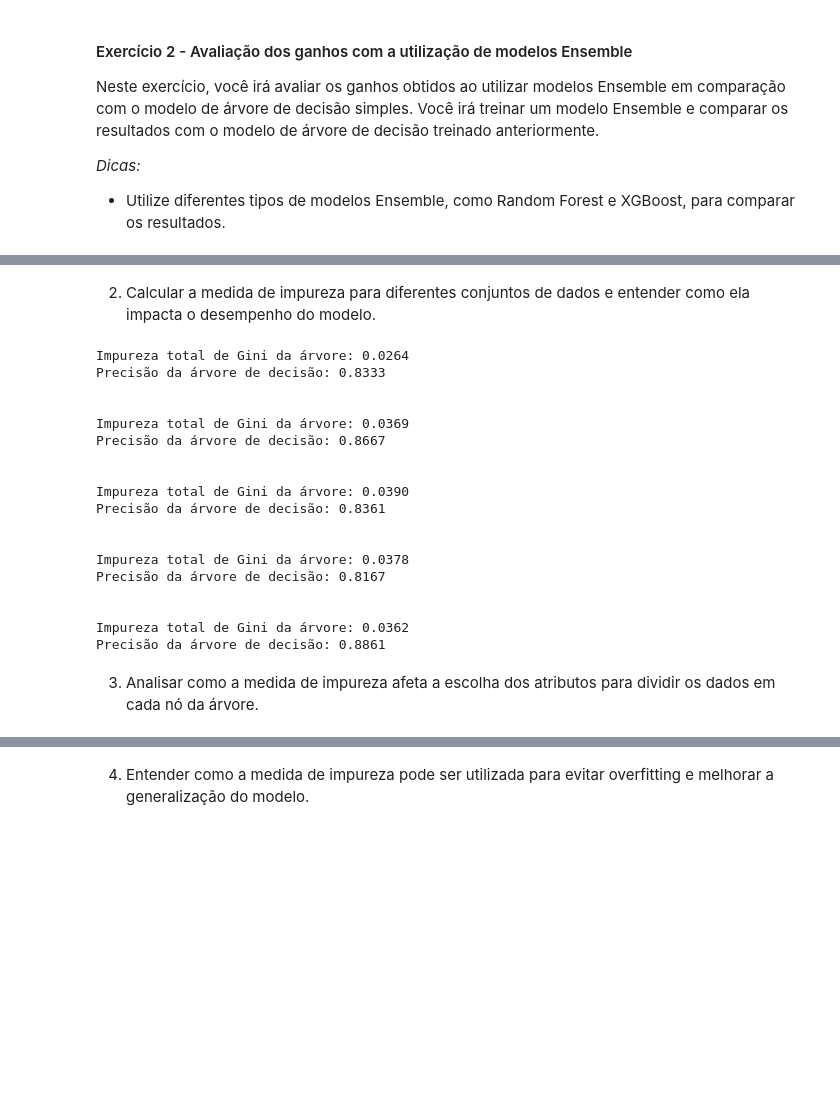
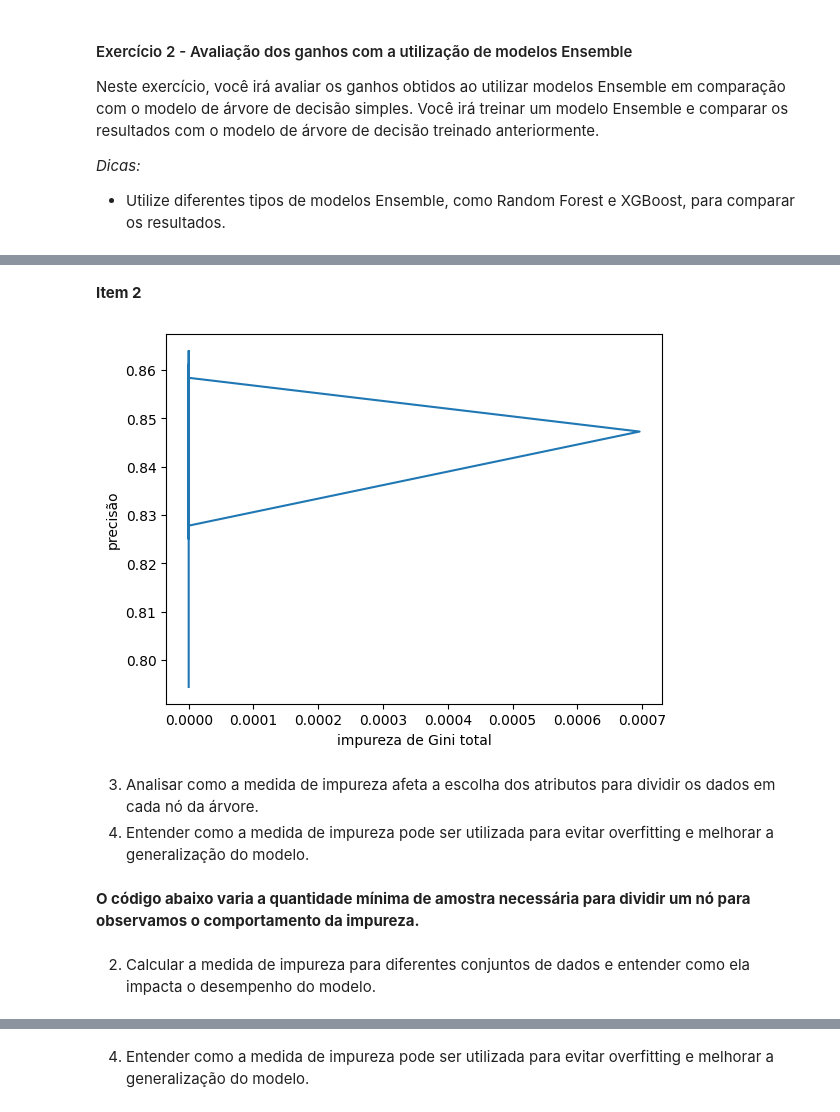
Before and after one commit to hideosahara/mba-deeplearning-iad-006-2024-public, a Jupyter notebook: training_notebook.ipynb, the cells around one changed output, grey strips where cells are left out. Cells and saved outputs as stored; diff of their text form; code cells hidden in the pictures; blank space fills up the shorter version.

```diff
--- a/training_notebook.ipynb
+++ b/training_notebook.ipynb
@@ -130,0 +154,36 @@ plt.show()
+# %% [markdown]
+**Item 2**
+# %%
+X_train_set = []
+X_test_set = []
+y_train_set = []
+y_test_set = []
+n = 11
+
+for i in range(n):
+    xtrain, xtest, ytrain, ytest = train_test_split(X, y, test_size=0.2)
+    X_train_set.append(xtrain)
+    X_test_set.append(xtest)
+    y_train_set.append(ytrain)
+    y_test_set.append(ytest)
+
+precisao = []
+impureza = []
+for i in range(n):
+    dt = DecisionTreeClassifier(criterion='gini', splitter='best', max_depth=15, min_samples_leaf=1, min_samples_split=2)
+    dt.fit(X_train_set[i], y_train_set[i])
+    precisao.append(dt.score(X_test_set[i], y_test_set[i]))
+    impureza.append(gini_impurity_tree(dt))
+
+plt.plot(impureza, precisao)
+plt.xlabel('impureza de Gini total')
+plt.ylabel('precisão')
+plt.show()
+# %% [output]
+[figure, added]
+# %% [markdown]
+
+3. Analisar como a medida de impureza afeta a escolha dos atributos para dividir os dados em cada nó da árvore.
+4. Entender como a medida de impureza pode ser utilizada para evitar overfitting e melhorar a generalização do modelo.
+# %% [markdown]
+**O código abaixo varia a quantidade mínima de amostra necessária para dividir um nó para observamos o comportamento da impureza.**
@@ -142,43 +201,0 @@ def gini_impurity_tree(decision_tree):
-# %%
-X_train_set = []
-X_test_set = []
-y_train_set = []
-y_test_set = []
-n = 5
-
-for i in range(n):
-    xtrain, xtest, ytrain, ytest = train_test_split(X, y, test_size=0.2)
-    X_train_set.append(xtrain)
-    X_test_set.append(xtest)
-    y_train_set.append(ytrain)
-    y_test_set.append(ytest)
-
-
-for i in range(n):
-    dt = DecisionTreeClassifier(criterion='gini', splitter='best', max_depth=45, min_samples_leaf=2, min_samples_split=4)
-    dt.fit(X_train_set[i], y_train_set[i])
-    y_pred = decision_tree.predict(X_test_set[i])
-    print(f"Impureza total de Gini da árvore: {gini_impurity_tree(dt):.4f}")
-    print(f"Precisão da árvore de decisão: {dt.score(X_test_set[i], y_test_set[i]):.4f}")
-    print("\n")
-# %% [output]
-Impureza total de Gini da árvore: 0.0264
-Precisão da árvore de decisão: 0.8333
-
-
-Impureza total de Gini da árvore: 0.0369
-Precisão da árvore de decisão: 0.8667
-
-
-Impureza total de Gini da árvore: 0.0390
-Precisão da árvore de decisão: 0.8361
-
-
-Impureza total de Gini da árvore: 0.0378
-Precisão da árvore de decisão: 0.8167
-
-
-Impureza total de Gini da árvore: 0.0362
-Precisão da árvore de decisão: 0.8861
-# %% [markdown]
-3. Analisar como a medida de impureza afeta a escolha dos atributos para dividir os dados em cada nó da árvore.
```
Also changed, not shown: parts of 25 cells of this notebook, 4 other files.
